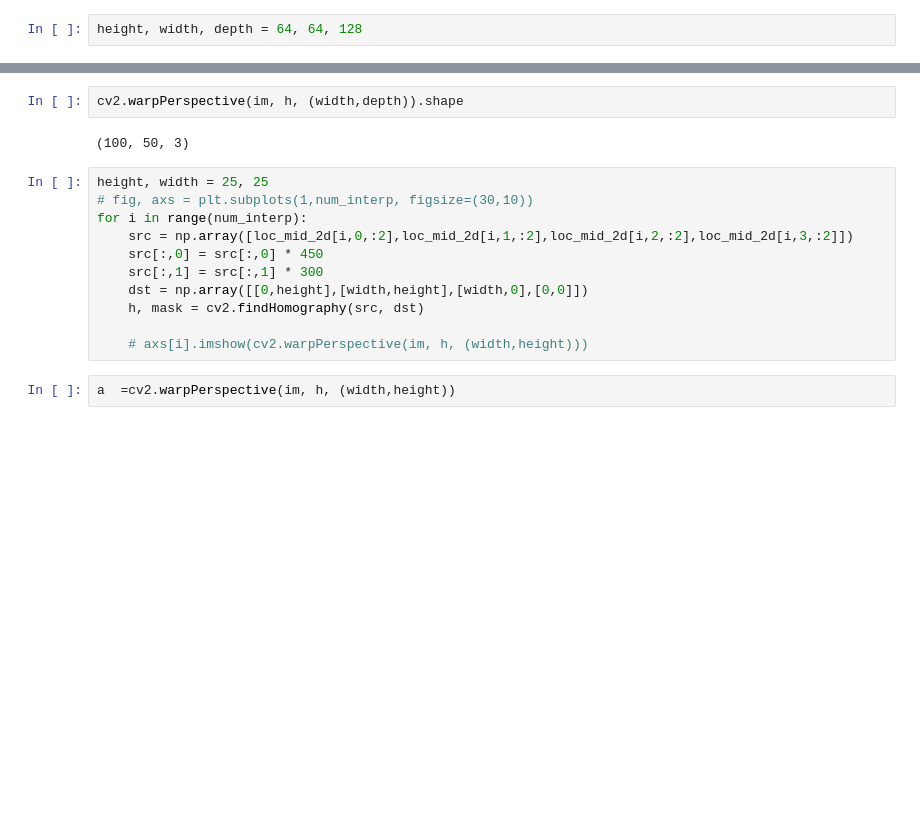
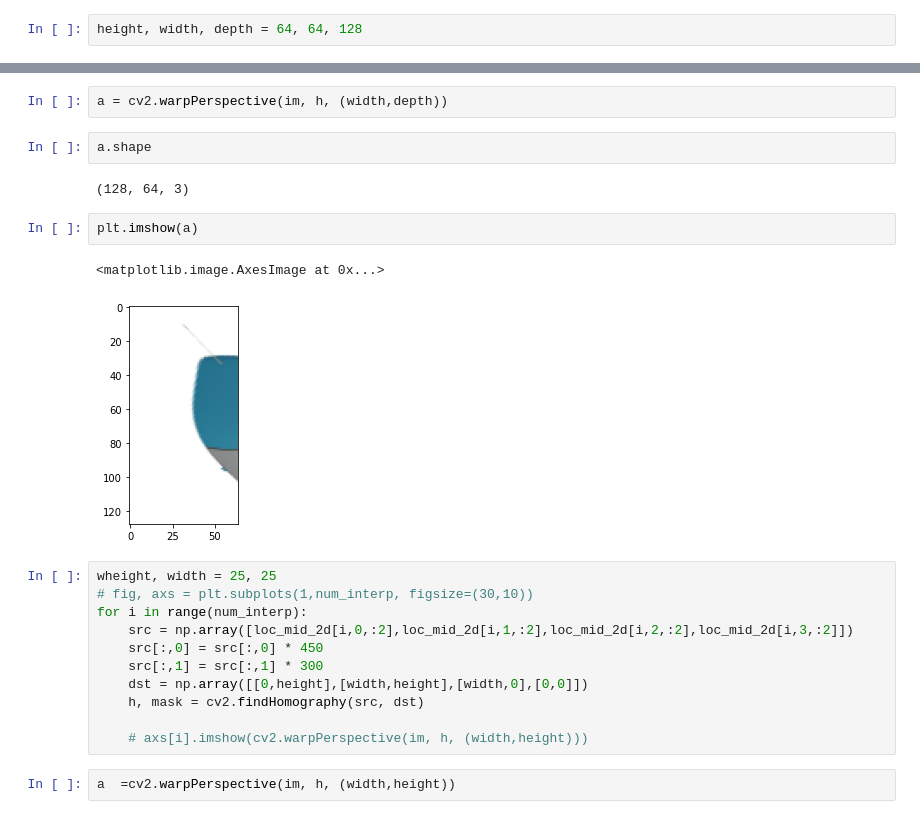
Before and after one commit to lcordey/codePDM, a Jupyter notebook: img2sdf_ML/test_.ipynb, the cells around one changed output, grey strips where cells are left out. Saved outputs shown, nothing was run; the diff lists cells and outputs as text; blank space fills up the shorter version.

```diff
--- a/img2sdf_ML/test_.ipynb
+++ b/img2sdf_ML/test_.ipynb
@@ -143,9 +143,16 @@ plt.imshow(cv2.warpPerspective(im, h, (width,depth)))
 # %%
-cv2.warpPerspective(im, h, (width,depth)).shape
+a = cv2.warpPerspective(im, h, (width,depth))
-# %% [output]
-(100, 50, 3)
+# %%
+a.shape
+# %% [output]
+(128, 64, 3)
+# %%
+plt.imshow(a)
+# %% [output]
+<matplotlib.image.AxesImage at 0x...>
+[figure, added]
 # %%
-height, width = 25, 25
+wheight, width = 25, 25
 # fig, axs = plt.subplots(1,num_interp, figsize=(30,10))
 for i in range(num_interp):
     src = np.array([loc_mid_2d[i,0,:2],loc_mid_2d[i,1,:2],loc_mid_2d[i,2,:2],loc_mid_2d[i,3,:2]])
```
Also changed, not shown: parts of 15 cells of this notebook, 1 other file.
